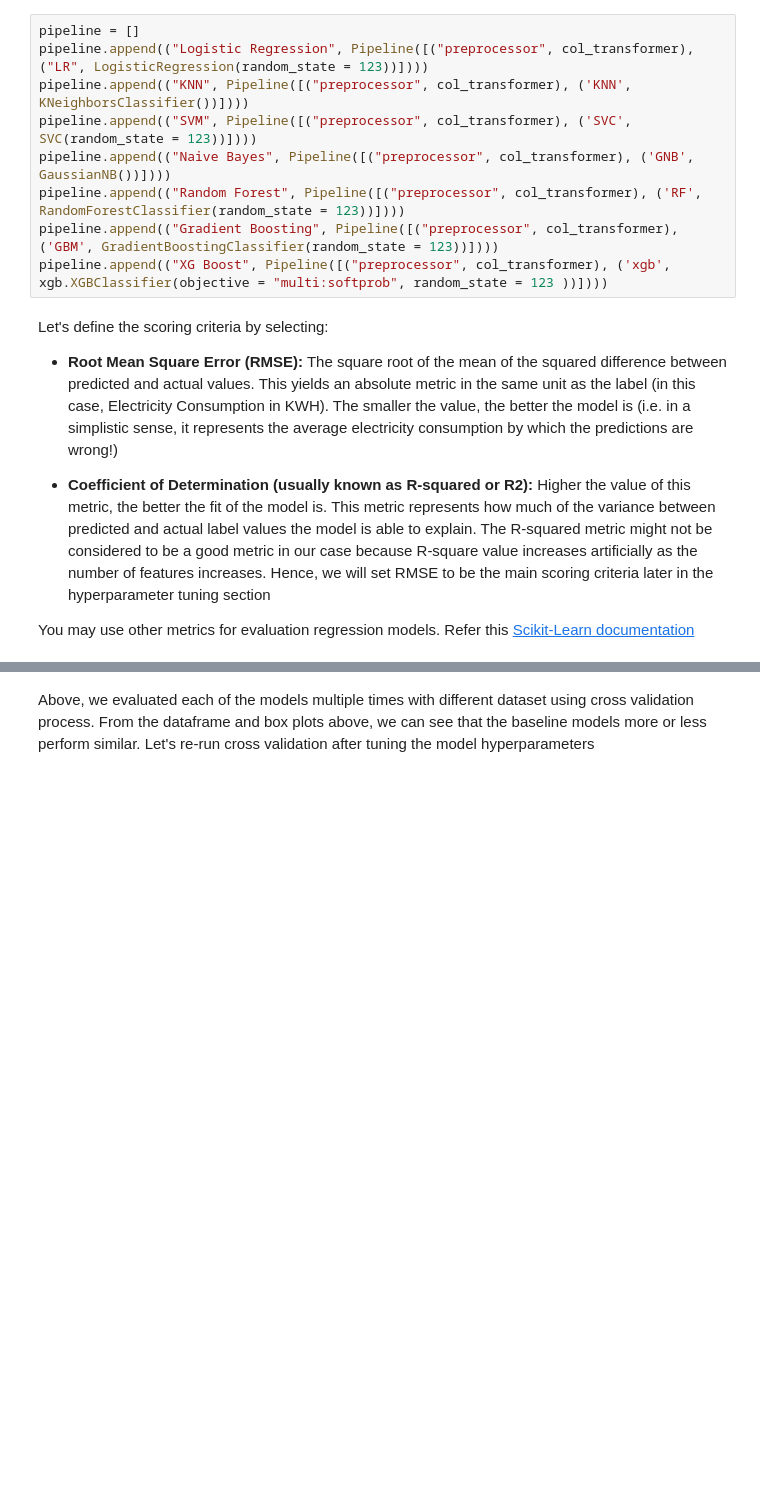
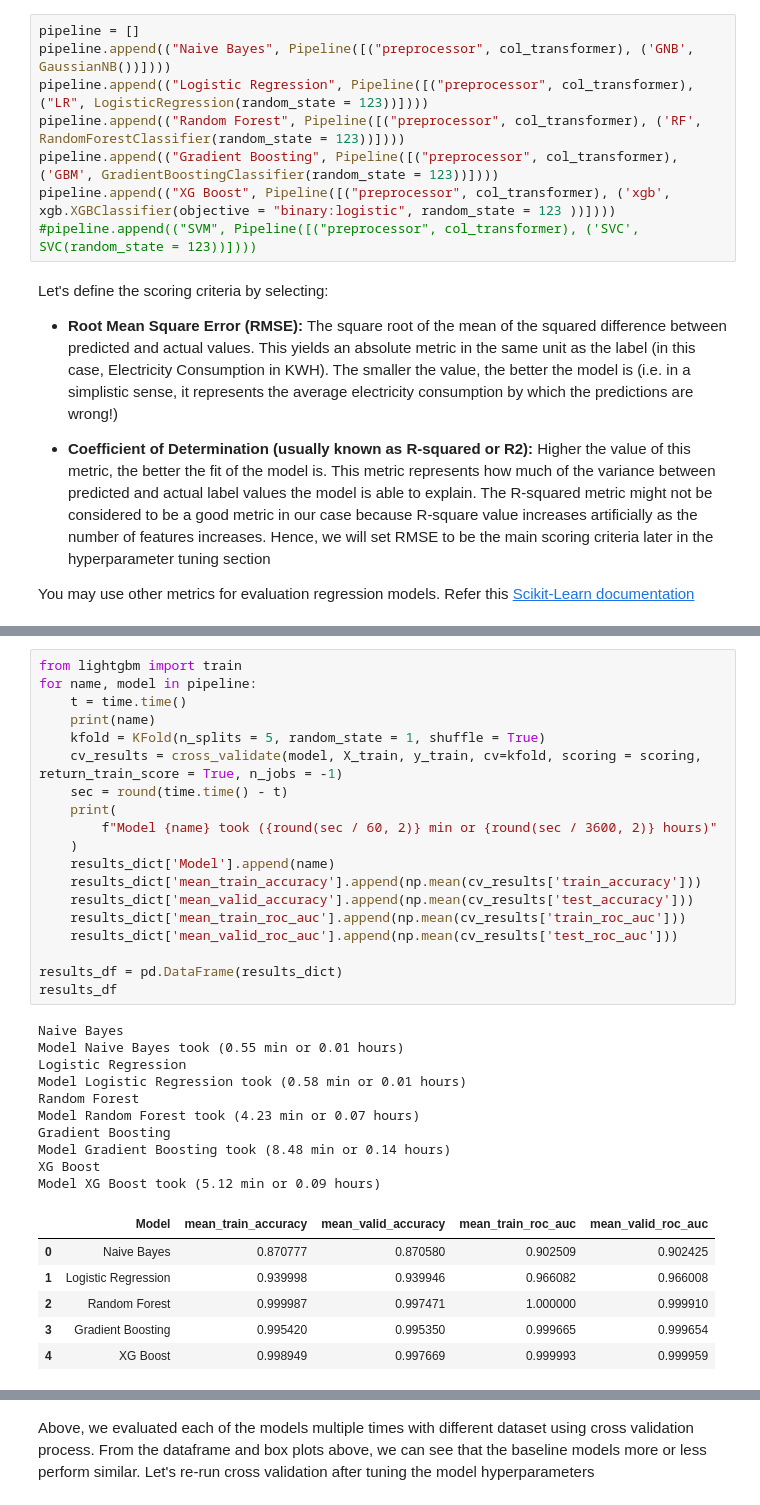
Before and after one commit to nipun-goyal/Mortgage-Approval-Modeling, a Jupyter notebook: 1.0-Residential-Energy-Modeling.ipynb, the cells around one changed output, grey strips where cells are left out. Saved outputs shown, nothing was run; the diff lists cells and outputs as text; blank space fills up the shorter version.

```diff
--- a/1.0-Residential-Energy-Modeling.ipynb
+++ b/1.0-Residential-Energy-Modeling.ipynb
@@ -1186,12 +1163,11 @@ Hence, we make use of cross validation to evaluate each model multiple times wit
 # %%
 pipeline = []
+pipeline.append(("Naive Bayes", Pipeline([("preprocessor", col_transformer), ('GNB', GaussianNB())])))
 pipeline.append(("Logistic Regression", Pipeline([("preprocessor", col_transformer), ("LR", LogisticRegression(random_state = 123))])))
-pipeline.append(("KNN", Pipeline([("preprocessor", col_transformer), ('KNN', KNeighborsClassifier())])))
-pipeline.append(("SVM", Pipeline([("preprocessor", col_transformer), ('SVC', SVC(random_state = 123))])))
-pipeline.append(("Naive Bayes", Pipeline([("preprocessor", col_transformer), ('GNB', GaussianNB())])))
 pipeline.append(("Random Forest", Pipeline([("preprocessor", col_transformer), ('RF', RandomForestClassifier(random_state = 123))])))
 pipeline.append(("Gradient Boosting", Pipeline([("preprocessor", col_transformer), ('GBM', GradientBoostingClassifier(random_state = 123))])))
-pipeline.append(("XG Boost", Pipeline([("preprocessor", col_transformer), ('xgb', xgb.XGBClassifier(objective = "multi:softprob", random_state = 123 ))])))
+pipeline.append(("XG Boost", Pipeline([("preprocessor", col_transformer), ('xgb', xgb.XGBClassifier(objective = "binary:logistic", random_state = 123 ))])))
+#pipeline.append(("SVM", Pipeline([("preprocessor", col_transformer), ('SVC', SVC(random_state = 123))])))
 # %% [markdown]
 Let's define the scoring criteria by selecting:
 - __Root Mean Square Error (RMSE):__ The square root of the mean of the squared difference between predicted and actual values. This yields an absolute metric in the same unit as the label (in this case, Electricity Consumption in KWH). The smaller the value, the better the model is (i.e. in a simplistic sense, it represents the average electricity consumption by which the predictions are wrong!)
@@ -1208,0 +1194,36 @@ scoring = {'accuracy': make_scorer(accuracy_score),
+# %%
+from lightgbm import train
+for name, model in pipeline:
+    t = time.time()
+    print(name)
+    kfold = KFold(n_splits = 5, random_state = 1, shuffle = True)
+    cv_results = cross_validate(model, X_train, y_train, cv=kfold, scoring = scoring, return_train_score = True, n_jobs = -1)
+    sec = round(time.time() - t)
+    print(
+        f"Model {name} took ({round(sec / 60, 2)} min or {round(sec / 3600, 2)} hours)"
+    )
+    results_dict['Model'].append(name)
+    results_dict['mean_train_accuracy'].append(np.mean(cv_results['train_accuracy']))
+    results_dict['mean_valid_accuracy'].append(np.mean(cv_results['test_accuracy']))
+    results_dict['mean_train_roc_auc'].append(np.mean(cv_results['train_roc_auc']))
+    results_dict['mean_valid_roc_auc'].append(np.mean(cv_results['test_roc_auc']))
+
+results_df = pd.DataFrame(results_dict)
+results_df
+# %% [output]
+Naive Bayes
+Model Naive Bayes took (0.55 min or 0.01 hours)
+Logistic Regression
+Model Logistic Regression took (0.58 min or 0.01 hours)
+Random Forest
+Model Random Forest took (4.23 min or 0.07 hours)
+Gradient Boosting
+Model Gradient Boosting took (8.48 min or 0.14 hours)
+XG Boost
+Model XG Boost took (5.12 min or 0.09 hours)
+|  | Model | mean_train_accuracy | mean_valid_accuracy | mean_train_roc_auc | mean_valid_roc_auc |
+| 0 | Naive Bayes | 0.870777 | 0.870580 | 0.902509 | 0.902425 |
+| 1 | Logistic Regression | 0.939998 | 0.939946 | 0.966082 | 0.966008 |
+| 2 | Random Forest | 0.999987 | 0.997471 | 1.000000 | 0.999910 |
+| 3 | Gradient Boosting | 0.995420 | 0.995350 | 0.999665 | 0.999654 |
+| 4 | XG Boost | 0.998949 | 0.997669 | 0.999993 | 0.999959 |
```
Also changed, not shown: parts of 54 cells of this notebook.
